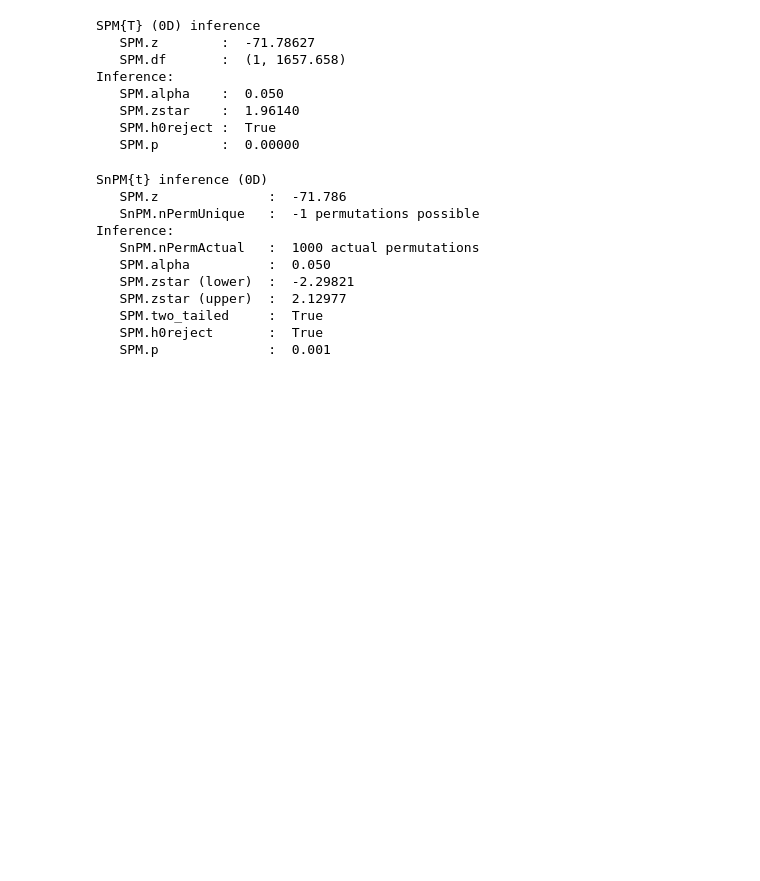
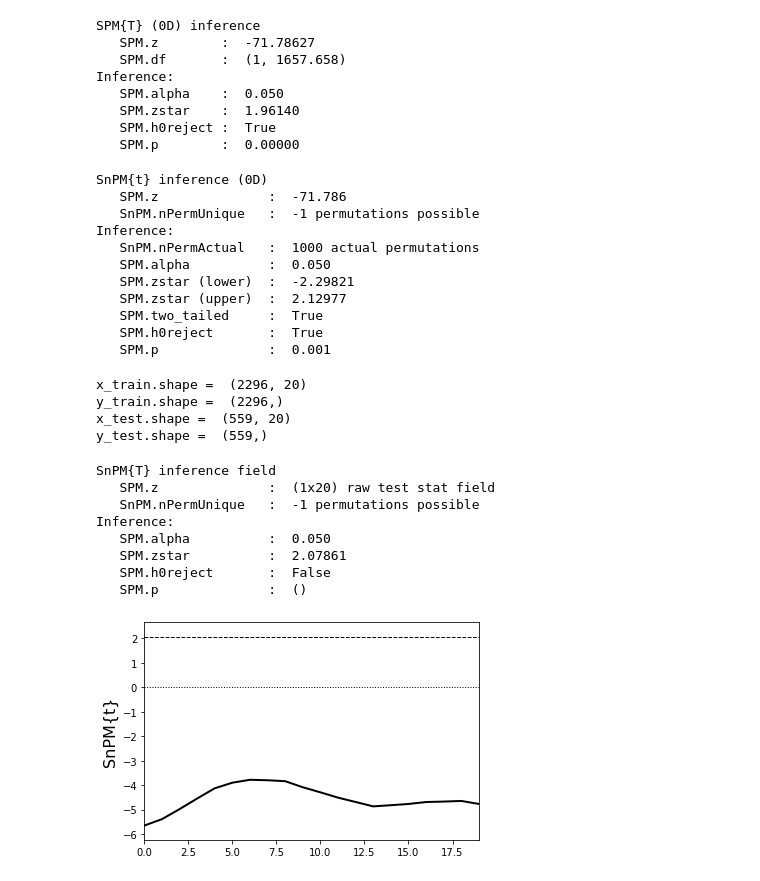
Before and after one commit to n-akram/TimeSeriesSafeML, a Jupyter notebook: Experiments/Implementation_in_Python/TimeseriesForecasting/StockPrice_Forecasting_SPM_stock.ipynb, the cells around one changed output. Drawn from its saved outputs; the diff is of its cells as text; code cells hidden in the pictures; blank space fills up the shorter version.

```diff
--- a/Experiments/Implementation_in_Python/TimeseriesForecasting/StockPrice_Forecasting_SPM_stock.ipynb
+++ b/Experiments/Implementation_in_Python/TimeseriesForecasting/StockPrice_Forecasting_SPM_stock.ipynb
@@ -66,3 +66,49 @@ Inference:
    SPM.two_tailed     :  True
    SPM.h0reject       :  True
    SPM.p              :  0.001
+# %%
+window_size = 20
+def prepareDataForTraining(seq):
+
+    x_data = []
+    y_data = []
+    L = len(seq)
+    for i in range(L-window_size):
+        window = seq[i:i+window_size]
+        label = seq[i+window_size:i+window_size+1]
+        x_data.append(window)
+        y_data.append(label)
+    return x_data, y_data
+# %%
+x_train, y_train = prepareDataForTraining(train_set)
+x_test, y_test = prepareDataForTraining(test_set)
+
+x_train = np.asarray(x_train).reshape(-1, window_size)
+y_train = np.asarray(y_train).reshape(-1)
+x_test = np.asarray(x_test).reshape(-1, window_size)
+y_test = np.asarray(y_test).reshape(-1)
+# %%
+print('x_train.shape = ',x_train.shape)
+print('y_train.shape = ',y_train.shape)
+print('x_test.shape = ',x_test.shape)
+print('y_test.shape = ',y_test.shape)
+# %% [output]
+x_train.shape =  (2296, 20)
+y_train.shape =  (2296,)
+x_test.shape =  (559, 20)
+y_test.shape =  (559,)
+# %%
+tn = spm1d.stats.nonparam.ttest2(x_train, x_test[:5])
+tni = tn.inference(0.05, iterations=1000)
+print(tni)
+tni.plot()
+# %% [output]
+SnPM{T} inference field
+   SPM.z              :  (1x20) raw test stat field
+   SnPM.nPermUnique   :  -1 permutations possible
+Inference:
+   SPM.alpha          :  0.050
+   SPM.zstar          :  2.07861
+   SPM.h0reject       :  False
+   SPM.p              :  ()
+[figure, added]
```
Also changed, not shown: parts of 8 cells of this notebook, 6 other files.
